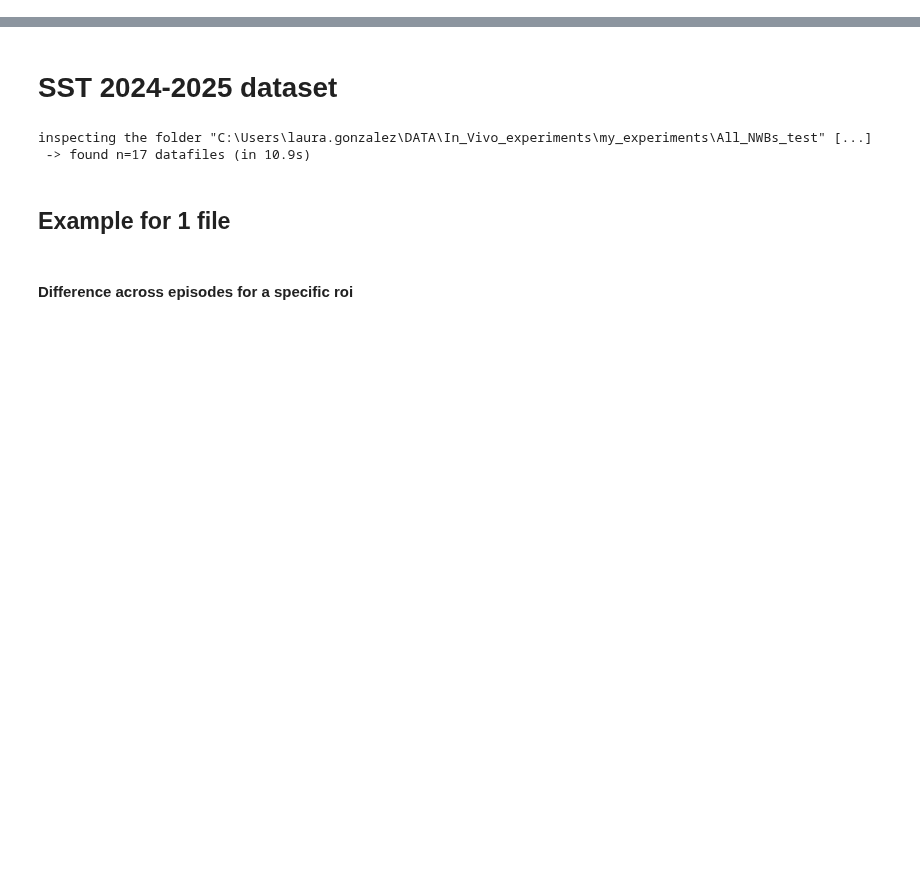
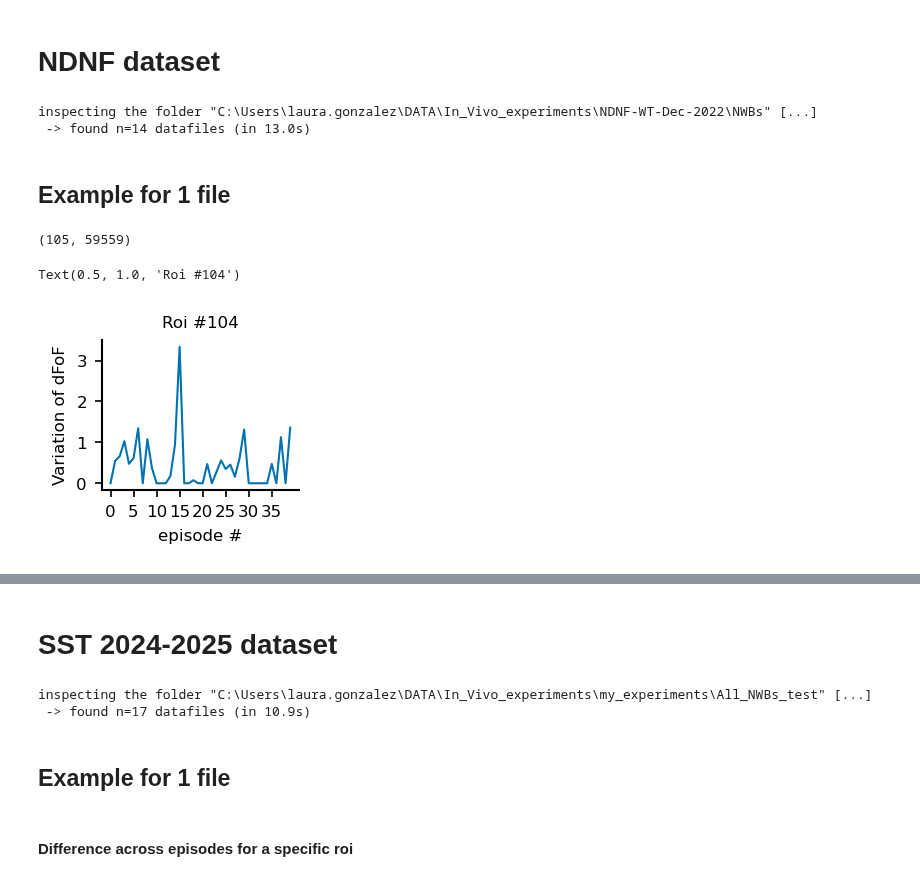
Before and after one commit to LauraGonzalez2000/physion, a Jupyter notebook: notebooks/personalized/variation_dFoF.ipynb, the cells around one changed output, grey strips where cells are left out. Cells and saved outputs as stored; diff of their text form; code cells hidden in the pictures; blank space fills up the shorter version.

```diff
--- a/notebooks/personalized/variation_dFoF.ipynb
+++ b/notebooks/personalized/variation_dFoF.ipynb
@@ -34,3 +34,50 @@ def get_stats(all_diffs_act, all_diffs_rest):
         significance = '*'
 
     return t_stats, p_val, significance
+# %% [markdown]
+# NDNF dataset
+# %%
+datafolder = os.path.join(os.path.expanduser('~'), 'DATA', 'In_Vivo_experiments','NDNF-WT-Dec-2022','NWBs')
+SESSIONS = scan_folder_for_NWBfiles(datafolder)
+SESSIONS['nwbfiles'] = [os.path.basename(f) for f in SESSIONS['files']]
+# %% [output]
+inspecting the folder "C:\Users\laura.gonzalez\DATA\In_Vivo_experiments\NDNF-WT-Dec-2022\NWBs" [...]
+ -> found n=14 datafiles (in 13.0s)
+# %% [markdown]
+## Example for 1 file
+# %%
+index = 8
+filename = SESSIONS['files'][index]
+data = Data(filename,
+            verbose=False)
+data.build_dFoF(verbose=False)
+data.build_running_speed()
+
+pre_stim = 1
+episodes = EpisodeData(data,
+                       quantities=['dFoF', 'Pupil', 'Running-Speed'],
+                       protocol_name='moving-dots',
+                       prestim_duration=pre_stim,
+                       verbose=False)
+# %%
+data.dFoF.shape
+# %% [output]
+(105, 59559)
+# %%
+roi = 104
+diffs = []
+epi_n = len(episodes.dFoF[:,roi,:])
+for i in range(epi_n):
+    ini_val = episodes.dFoF[i,roi,1000]
+    max_val = np.max(episodes.dFoF[i,roi,[1000,3000]])
+    diff = max_val - ini_val
+    diffs.append(diff)
+
+plt.plot(diffs)
+plt.xticks(np.arange(0,epi_n,5))
+plt.xlabel("episode #")
+plt.ylabel("Variation of dFoF")
+plt.title(f"Roi #{roi}")
+# %% [output]
+Text(0.5, 1.0, 'Roi #104')
+[figure, added]
```
Also changed, not shown: parts of 12 cells of this notebook, 7 other files.
